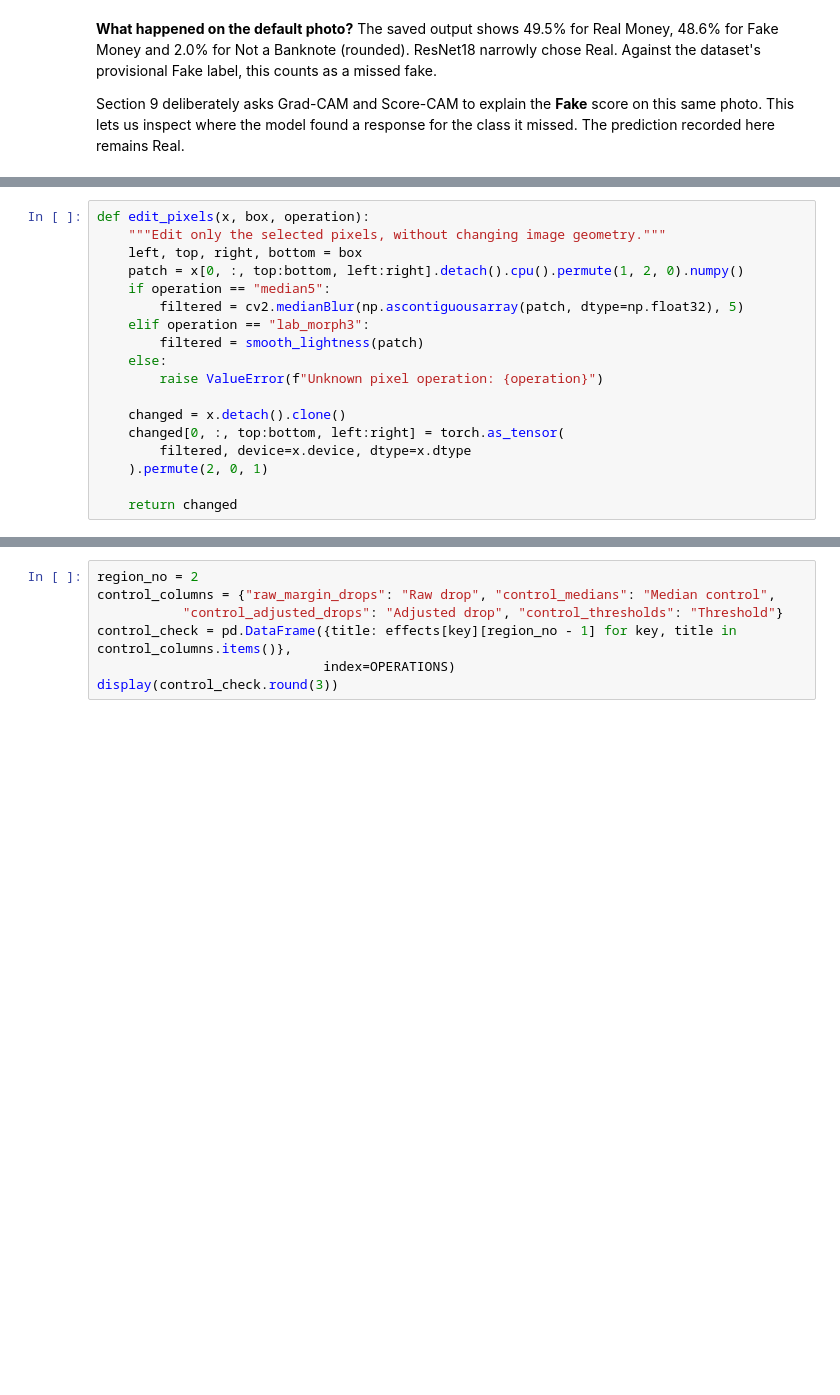
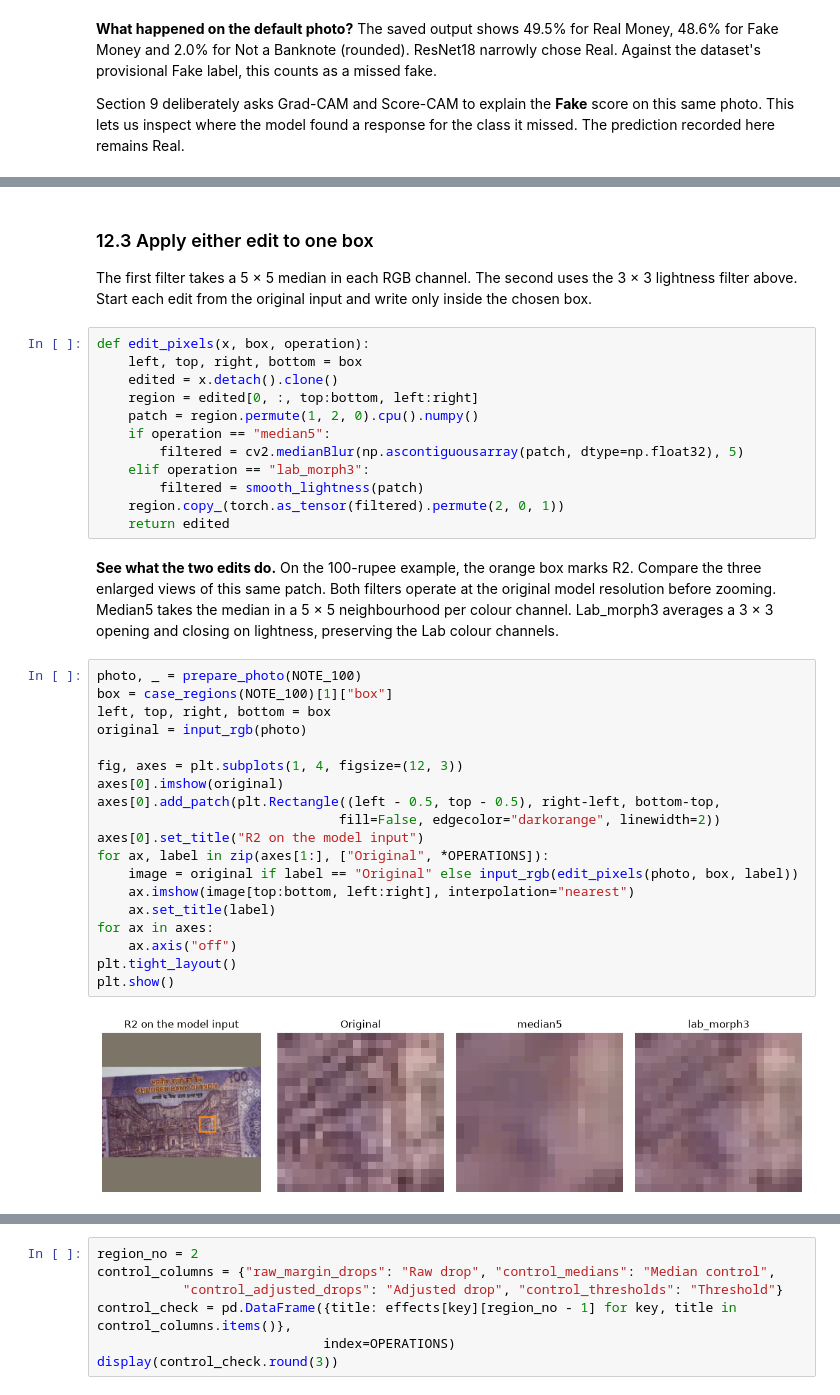
Before and after one commit to exileheadgrz/fakeBankNoteDetection, a Jupyter notebook: moneyDetectionFlassfier.ipynb, the cells around one changed output, grey strips where cells are left out. Saved outputs shown, nothing was run; the diff lists cells and outputs as text; blank space fills up the shorter version.

```diff
--- a/moneyDetectionFlassfier.ipynb
+++ b/moneyDetectionFlassfier.ipynb
@@ -1162,22 +1302,43 @@ def smooth_lightness(patch, kernel=3):
 
     filtered = cv2.cvtColor(lab, cv2.COLOR_LAB2RGB).astype(np.float32) / 255
     return (filtered - IMAGENET_MEAN) / IMAGENET_STD
+# %% [markdown]
+### 12.3 Apply either edit to one box
+
+The first filter takes a 5 × 5 median in each RGB channel. The second uses the 3 × 3 lightness filter above. Start each edit from the original input and write only inside the chosen box.
 # %%
 def edit_pixels(x, box, operation):
-    """Edit only the selected pixels, without changing image geometry."""
     left, top, right, bottom = box
-    patch = x[0, :, top:bottom, left:right].detach().cpu().permute(1, 2, 0).numpy()
+    edited = x.detach().clone()
+    region = edited[0, :, top:bottom, left:right]
+    patch = region.permute(1, 2, 0).cpu().numpy()
     if operation == "median5":
         filtered = cv2.medianBlur(np.ascontiguousarray(patch, dtype=np.float32), 5)
     elif operation == "lab_morph3":
         filtered = smooth_lightness(patch)
-    else:
-        raise ValueError(f"Unknown pixel operation: {operation}")
-
-    changed = x.detach().clone()
-    changed[0, :, top:bottom, left:right] = torch.as_tensor(
-        filtered, device=x.device, dtype=x.dtype
-    ).permute(2, 0, 1)
-
-    return changed
+    region.copy_(torch.as_tensor(filtered).permute(2, 0, 1))
+    return edited
+# %% [markdown]
+**See what the two edits do.** On the 100-rupee example, the orange box marks R2. Compare the three enlarged views of this same patch. Both filters operate at the original model resolution before zooming. Median5 takes the median in a 5 × 5 neighbourhood per colour channel. Lab_morph3 averages a 3 × 3 opening and closing on lightness, preserving the Lab colour channels.
+# %%
+photo, _ = prepare_photo(NOTE_100)
+box = case_regions(NOTE_100)[1]["box"]
+left, top, right, bottom = box
+original = input_rgb(photo)
+
+fig, axes = plt.subplots(1, 4, figsize=(12, 3))
+axes[0].imshow(original)
+axes[0].add_patch(plt.Rectangle((left - 0.5, top - 0.5), right-left, bottom-top,
+                               fill=False, edgecolor="darkorange", linewidth=2))
+axes[0].set_title("R2 on the model input")
+for ax, label in zip(axes[1:], ["Original", *OPERATIONS]):
+    image = original if label == "Original" else input_rgb(edit_pixels(photo, box, label))
+    ax.imshow(image[top:bottom, left:right], interpolation="nearest")
+    ax.set_title(label)
+for ax in axes:
+    ax.axis("off")
+plt.tight_layout()
+plt.show()
+# %% [output]
+[figure, added]
 # %% [markdown]
```
Also changed, not shown: parts of 66 cells of this notebook.
